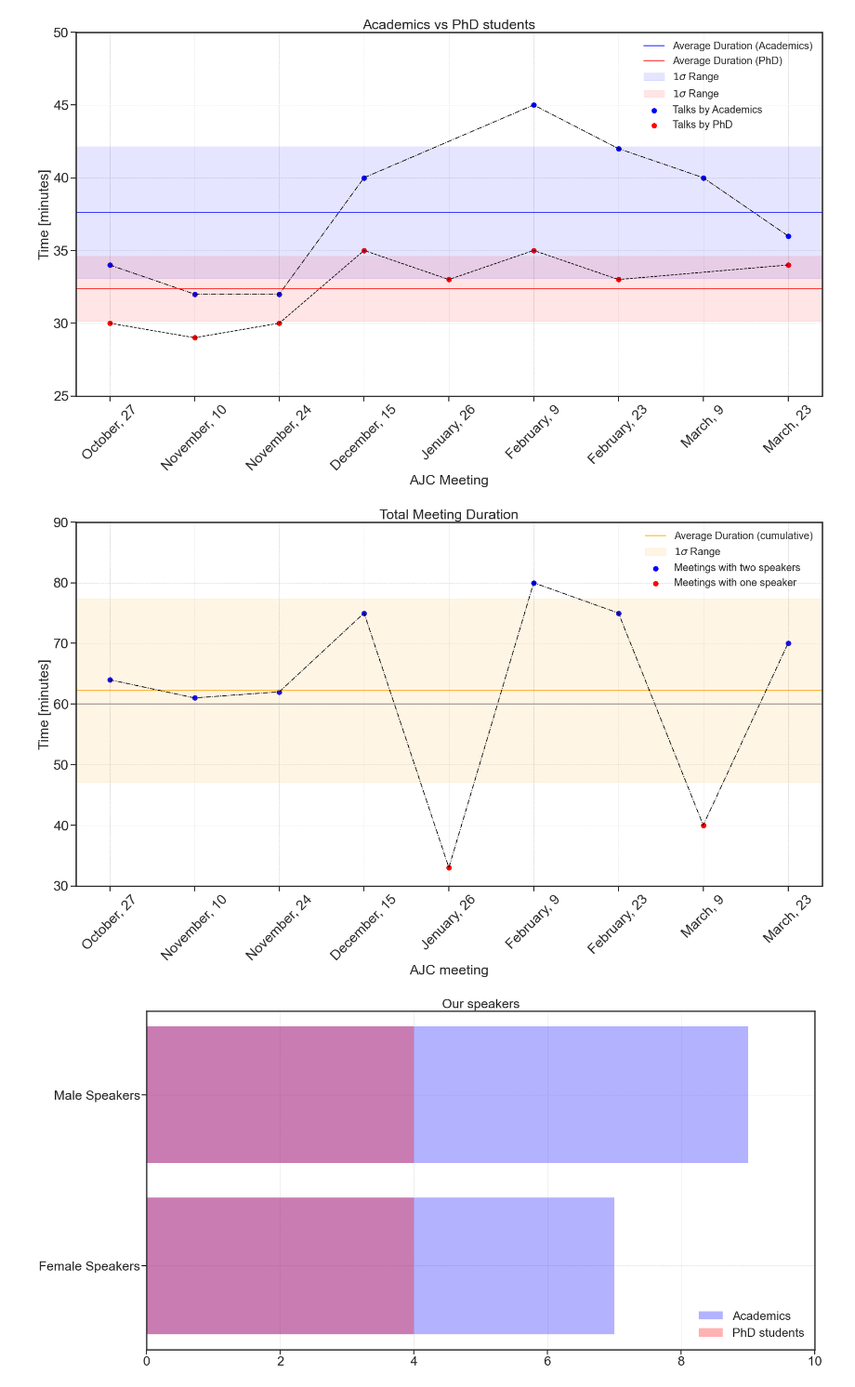
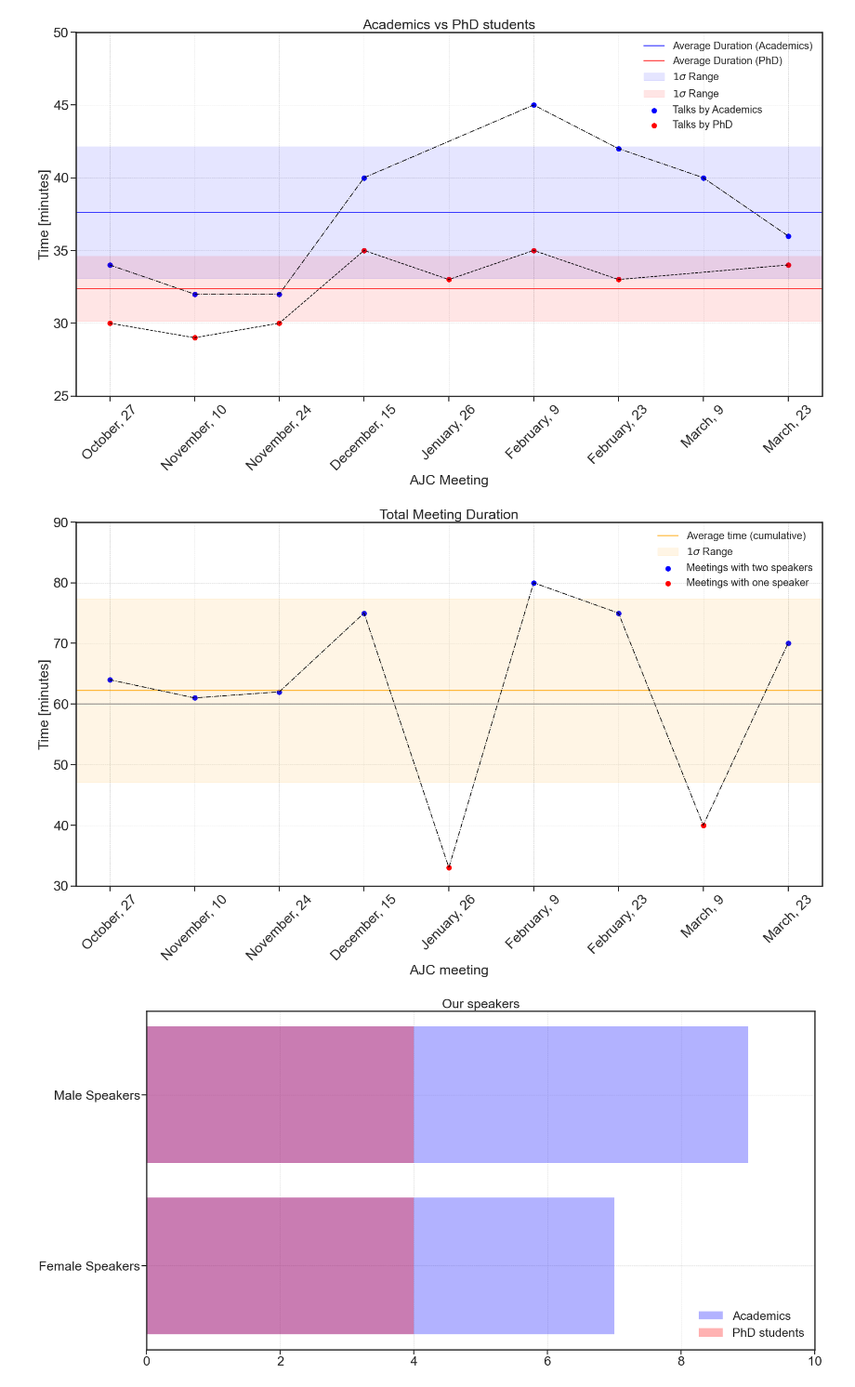
Before and after one commit to WilliamGiare/Astrophysics_Journal_CLub, a Jupyter notebook: Data & Data Analysis/AJC_analysis.ipynb, the cells around one changed output. Shown at 93% size. Saved outputs shown, nothing was run; the diff lists cells and outputs as text; code cells hidden in the pictures.

```diff
--- a/Data & Data Analysis/AJC_analysis.ipynb
+++ b/Data & Data Analysis/AJC_analysis.ipynb
@@ -250,7 +251,7 @@ ax1.grid(linestyle='--',linewidth=0.7)
 
 ax1.set_ylim(30,90)
 
-plt.axhline(t_mean_total,color="orange",label="Average Duration (cumulative)")
+plt.axhline(t_mean_total,color="orange",label="Average time (cumulative)")
 plt.axhspan(t_mean_total-t_std_total,t_mean_total+t_std_total,color="orange",alpha=0.1,label="$1\sigma$ Range")
 
 
@@ -260,34 +261,34 @@ ax1.scatter(AJC_data[1,0],AJC_data[1,6],s=90, alpha=1,color="b")
 ax1.scatter(AJC_data[2,0],AJC_data[2,6],s=90, alpha=1,color="b")
 ax1.scatter(AJC_data[3,0],AJC_data[3,6],s=90, alpha=1,color="b")
 ax1.scatter(AJC_data[4,0],AJC_data[4,6],s=90, alpha=1,color="r",label="Meetings with one speaker")
 ax1.scatter(AJC_data[5,0],AJC_data[5,6],s=90, alpha=1,color="b")
 ax1.scatter(AJC_data[6,0],AJC_data[6,6],s=90, alpha=1,color="b")
 ax1.scatter(AJC_data[7,0],AJC_data[7,6],s=90, alpha=1,color="r")
 ax1.scatter(AJC_data[8,0],AJC_data[8,6],s=90, alpha=1,color="b")
 
 ax1.plot(AJC_data[:,0],AJC_data[:,6],color="k",linestyle="-.")
 
 plt.axhline(60,color="grey")
 
 labels = [item.get_text() for item in ax1.get_xticklabels()]
 labels[1]='October, 27'
 labels[2]='November, 10'
 labels[3]='November, 24'
 labels[4]='December, 15'
 labels[5]='Jenuary, 26'
 labels[6]='February, 9'
 labels[7]='February, 23'
 labels[8]='March, 9'
 labels[9]='March, 23'
 ax1.set_xticklabels(labels)
 
 plt.legend(fontsize="20")
 
 plt.show()
 
 #plt.savefig("Plot/Duration.pdf")
 # %% [output]
-[figure, old version]
+[figure, new version]
 # %%
 plt.rcParams["axes.edgecolor"] = "0.15"
 plt.rcParams["axes.linewidth"]  = "2.5"
```
Also changed, not shown: parts of 3 cells of this notebook, 1 other file.
